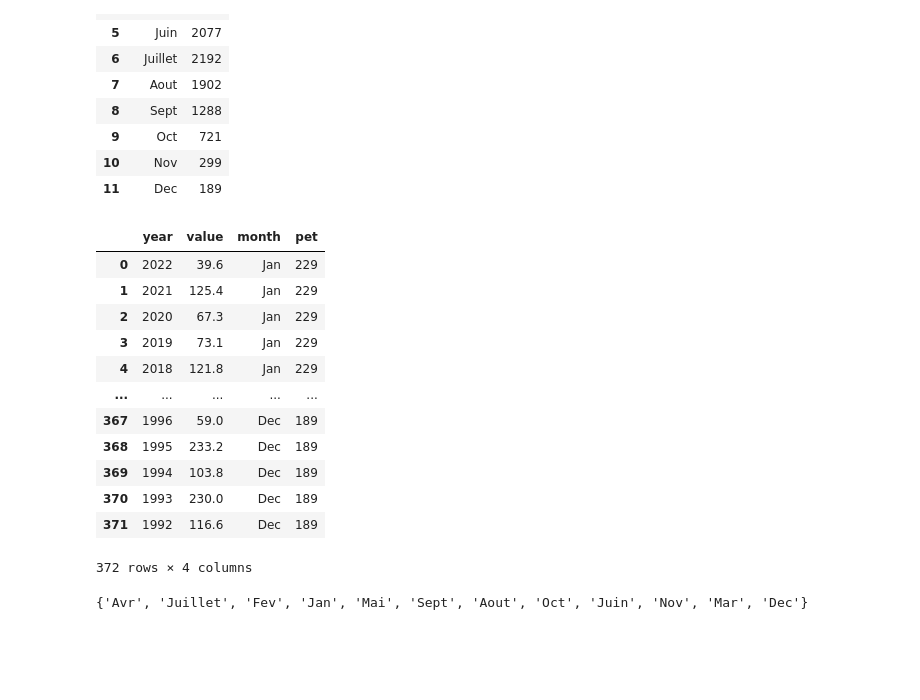
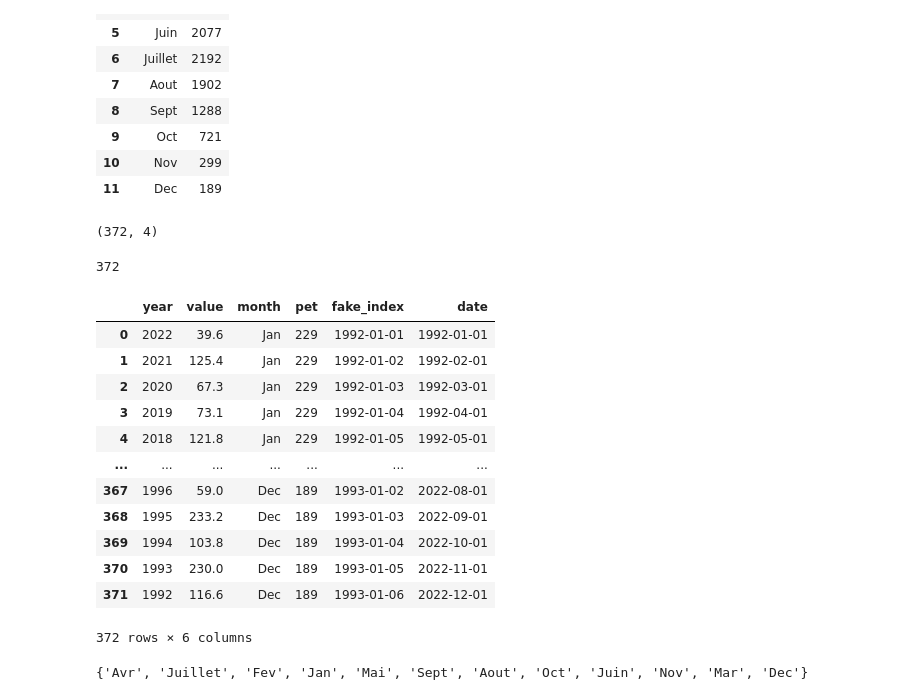
Before and after one commit to Clement-Viguier/naseb, a Jupyter notebook: surfpark_model.ipynb, the cells around one changed output. Drawn from its saved outputs; the diff is of its cells as text; code cells hidden in the pictures; blank space fills up the shorter version.

Commit message:
correct date indexing

```diff
--- a/surfpark_model.ipynb
+++ b/surfpark_model.ipynb
@@ -246,23 +253,34 @@ monthly_pet
 | 9 | Oct | 721 |
 | 10 | Nov | 299 |
 | 11 | Dec | 189 |
+# %%
+monthly_prec_long.shape
+# %% [output]
+(372, 4)
+# %%
+len([starting_date.add(days=n) for n in range(monthly_prec_long.shape[0])])
+# %% [output]
+372
 # %%
 monthly_prec_long = monthly_prec.melt(id_vars="year")
 monthly_prec_long = monthly_prec_long.merge(monthly_pet, left_on='variable', right_on='month').drop(columns='variable')
+starting_date = pendulum.date(1992, 1,1)
+monthly_prec_long['fake_index'] = [starting_date.add(days=n) for n in range(monthly_prec_long.shape[0])]
+monthly_prec_long['date'] = [starting_date.add(months=n) for n in range(monthly_prec_long.shape[0])]
 monthly_prec_long.to_csv('./data/monthly_data.csv')
 monthly_prec_long
 # %% [output]
-|  | year | value | month | pet |
-| 0 | 2022 | 39.6 | Jan | 229 |
-| 1 | 2021 | 125.4 | Jan | 229 |
-| 2 | 2020 | 67.3 | Jan | 229 |
-| 3 | 2019 | 73.1 | Jan | 229 |
-| 4 | 2018 | 121.8 | Jan | 229 |
-| ... | ... | ... | ... | ... |
-| 367 | 1996 | 59.0 | Dec | 189 |
-| 368 | 1995 | 233.2 | Dec | 189 |
-| 369 | 1994 | 103.8 | Dec | 189 |
-| 370 | 1993 | 230.0 | Dec | 189 |
-| 371 | 1992 | 116.6 | Dec | 189 |
+|  | year | value | month | pet | fake_index | date |
+| 0 | 2022 | 39.6 | Jan | 229 | 1992-01-01 | 1992-01-01 |
+| 1 | 2021 | 125.4 | Jan | 229 | 1992-01-02 | 1992-02-01 |
+| 2 | 2020 | 67.3 | Jan | 229 | 1992-01-03 | 1992-03-01 |
+| 3 | 2019 | 73.1 | Jan | 229 | 1992-01-04 | 1992-04-01 |
+| 4 | 2018 | 121.8 | Jan | 229 | 1992-01-05 | 1992-05-01 |
+| ... | ... | ... | ... | ... | ... | ... |
+| 367 | 1996 | 59.0 | Dec | 189 | 1993-01-02 | 2022-08-01 |
+| 368 | 1995 | 233.2 | Dec | 189 | 1993-01-03 | 2022-09-01 |
+| 369 | 1994 | 103.8 | Dec | 189 | 1993-01-04 | 2022-10-01 |
+| 370 | 1993 | 230.0 | Dec | 189 | 1993-01-05 | 2022-11-01 |
+| 371 | 1992 | 116.6 | Dec | 189 | 1993-01-06 | 2022-12-01 |
-372 rows × 4 columns
+372 rows × 6 columns
 # %%
```
Also changed, not shown: parts of 3 cells of this notebook, 1 other file.
